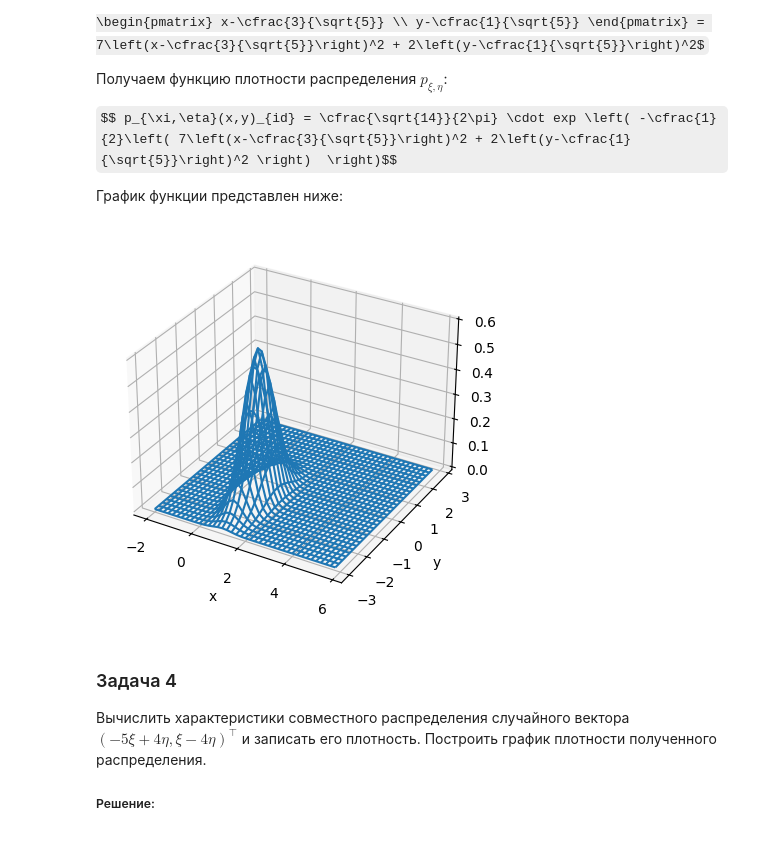
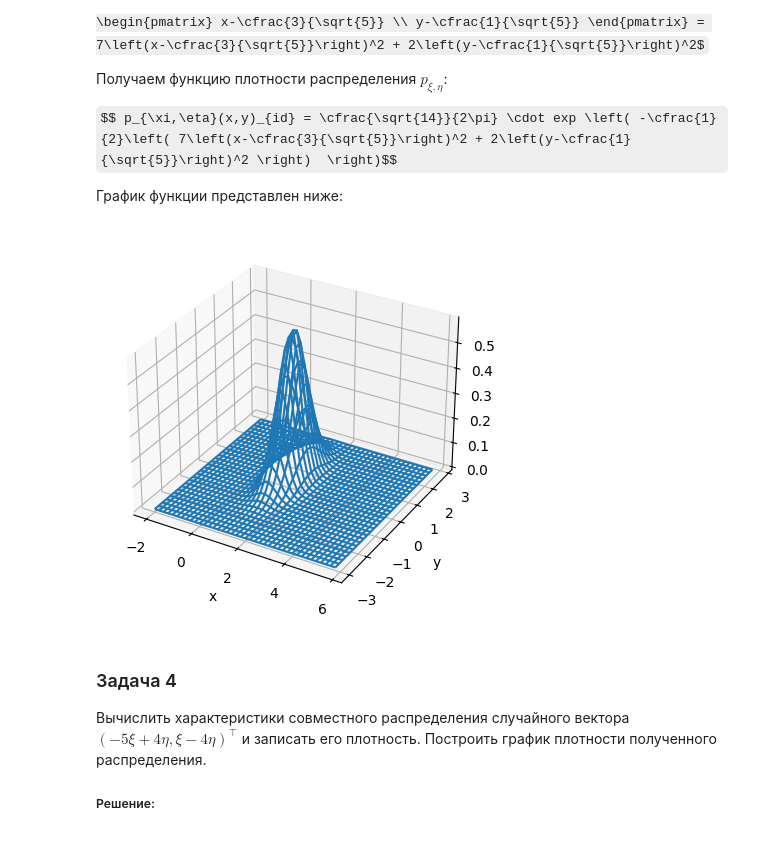
Before and after one commit to the-mvi/stat_an_gr2364-2024, a Jupyter notebook: 2364_Dankovtsev_AA/task1.ipynb, the cells around one changed output. Saved outputs shown, nothing was run; the diff lists cells and outputs as text; code cells hidden in the pictures; some formulas as TeX source.

```diff
--- a/2364_Dankovtsev_AA/task1.ipynb
+++ b/2364_Dankovtsev_AA/task1.ipynb
@@ -186,20 +186,20 @@ $$ p_{\xi,\eta}(x,y)_{id} = \cfrac{\sqrt{14}}{2\pi} \cdot exp \left( -\cfrac{1}{
 # %%
 import numpy
 import matplotlib.pyplot
 from math import pi, e, sqrt
 x = numpy.arange(-2, 6, 0.2)
 y = numpy.arange(-3, 3, 0.2)
 xgrid, ygrid = numpy.meshgrid(x, y)
-zgrid =  sqrt(14) / (2 * pi) * e ** (-0.5 * (7 * (1 * xgrid - 1) ** 2 + 2 * (1 * ygrid + 1) ** 2))
+zgrid =  sqrt(14) / (2 * pi) * e ** (-0.5 * (7 * (1 * xgrid - 3/sqrt(5)) ** 2 + 2 * (1 * ygrid - 1/sqrt(5)) ** 2))
 fig = matplotlib.pyplot.figure()
 ax = matplotlib.pyplot.axes(projection="3d")
 ax.set_xlabel("x")
 ax.set_ylabel("y")
 ax.set_zlabel("z")
 ax.plot_wireframe(xgrid, ygrid, zgrid)
 matplotlib.pyplot.show()
 # %% [output]
-[figure, old version]
+[figure, new version]
 # %% [markdown]
 ### Задача 4
 
```
